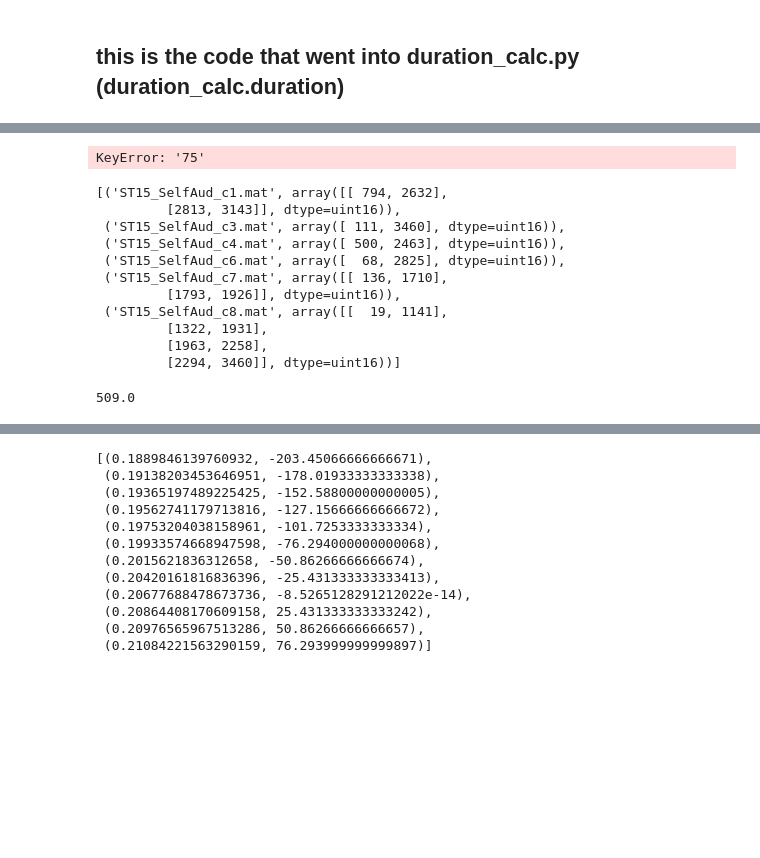
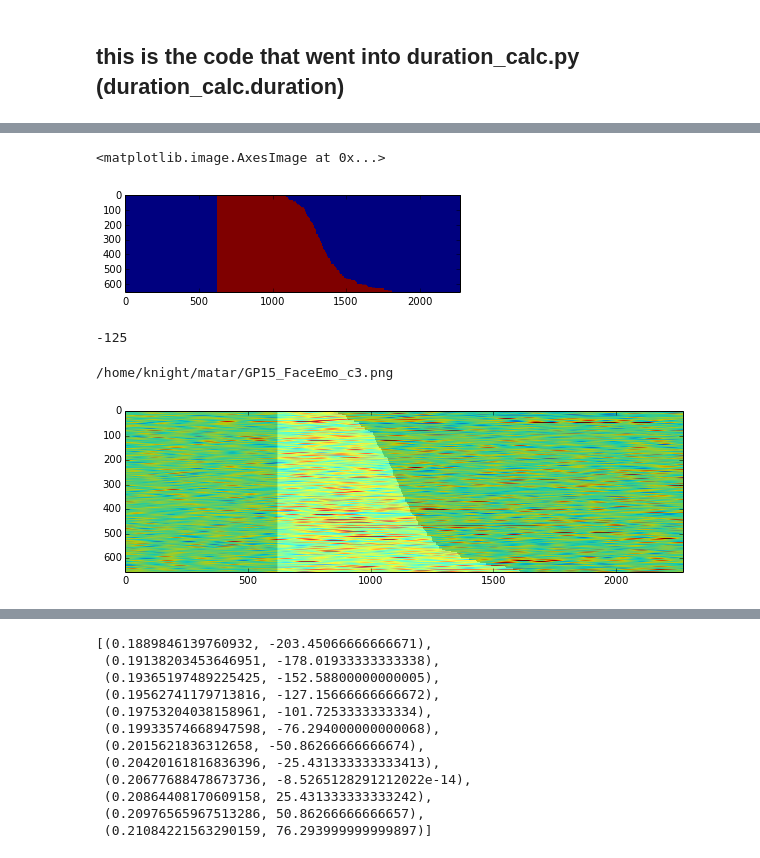
Before and after one commit to matarhaller/ECOGpy, a Jupyter notebook: duration.ipynb, the cells around one changed output, grey strips where cells are left out. Saved outputs shown, nothing was run; the diff lists cells and outputs as text; code cells hidden in the pictures; blank space fills up the shorter version.

```diff
--- a/duration.ipynb
+++ b/duration.ipynb
@@ -75,11 +177,11 @@ import cPickle as pickle
 import matplotlib.pyplot as plt
 # %%
 SJdir = '/home/knight/matar/MATLAB/DATA/Avgusta/'
-subj = 'ST15'
-task = 'SelfAud'
+subj = 'GP15'
+task = 'FaceEmo'
 start_time  = 0
 stop_time_pre = -1000
-stop_time_post = 100
+stop_time_post = 525
 step = 25
 numiter = 1000
 # %%
@@ -154,13 +239,14 @@ for s in np.arange(stop_time_pre/1000*srate, stop_time_post/1000*srate, step/100
     if RTmtx.any():
         RTdict[str(int(s/srate*1000))] = RTmtx
 # %%
-plt.imshow(RTdict['-200']-RTdict['75'])
-plt.subplot(121)
-plt.imshow(RTdict['-200'])
-plt.subplot(122)
-plt.imshow(RTdict['75'])
+#plt.imshow(RTdict['-200']-RTdict['75'])
+#plt.subplot(121)
+#plt.imshow(RTdict['-200'])
+#plt.subplot(122)
+plt.imshow(RTdict['74'])
 # %% [output]
-KeyError: '75'
+<matplotlib.image.AxesImage at 0x...>
+[figure, added]
 # %%
 #find R matrix with highest correlation
 Rs = list()
@@ -170,24 +256,22 @@ for r in np.sort(RTdict.keys()):
 best = np.sort(RTdict.keys())[np.argmax(Rs)] #design matrix with highest correlation
 RTmtx = RTdict[best]
 R = max(Rs)
+print best
+# %% [output]
+-125
-# %%
-clusters
-# %% [output]
-[('ST15_SelfAud_c1.mat', array([[ 794, 2632],
-         [2813, 3143]], dtype=uint16)),
- ('ST15_SelfAud_c3.mat', array([ 111, 3460], dtype=uint16)),
- ('ST15_SelfAud_c4.mat', array([ 500, 2463], dtype=uint16)),
- ('ST15_SelfAud_c6.mat', array([  68, 2825], dtype=uint16)),
- ('ST15_SelfAud_c7.mat', array([[ 136, 1710],
-         [1793, 1926]], dtype=uint16)),
- ('ST15_SelfAud_c8.mat', array([[  19, 1141],
-         [1322, 1931],
-         [1963, 2258],
-         [2294, 3460]], dtype=uint16))]
-# %%
-abs(bl_st)
-# %% [output]
-509.0
+# %%
+#import matplotlib.cm as cm
+filename = os.path.join('/home/knight/matar/',''.join([x[0].split('.')[0], '.png']))
+print filename
+f,ax = plt.subplots(figsize = (10,10))
+ax.autoscale(enable = True, tight = True)
+cax = ax.imshow(cdata, zorder = 0, origin = 'upper')
+cax.set_clim(vmin=-150,vmax=150)
+ax.imshow(RTdict[best], alpha = 0.2, cmap = cm.Greys_r, zorder = 1, origin = 'upper')
+plt.savefig(filename, bbox_inches='tight')
+# %% [output]
+/home/knight/matar/GP15_FaceEmo_c3.png
+[figure, added]
 # %%
 #save each matrix as mat file with its corresponding R value (for avgusta)
 for r, q in enumerate(clusters):
```
Also changed, not shown: parts of 26 cells of this notebook, 6 other files.
